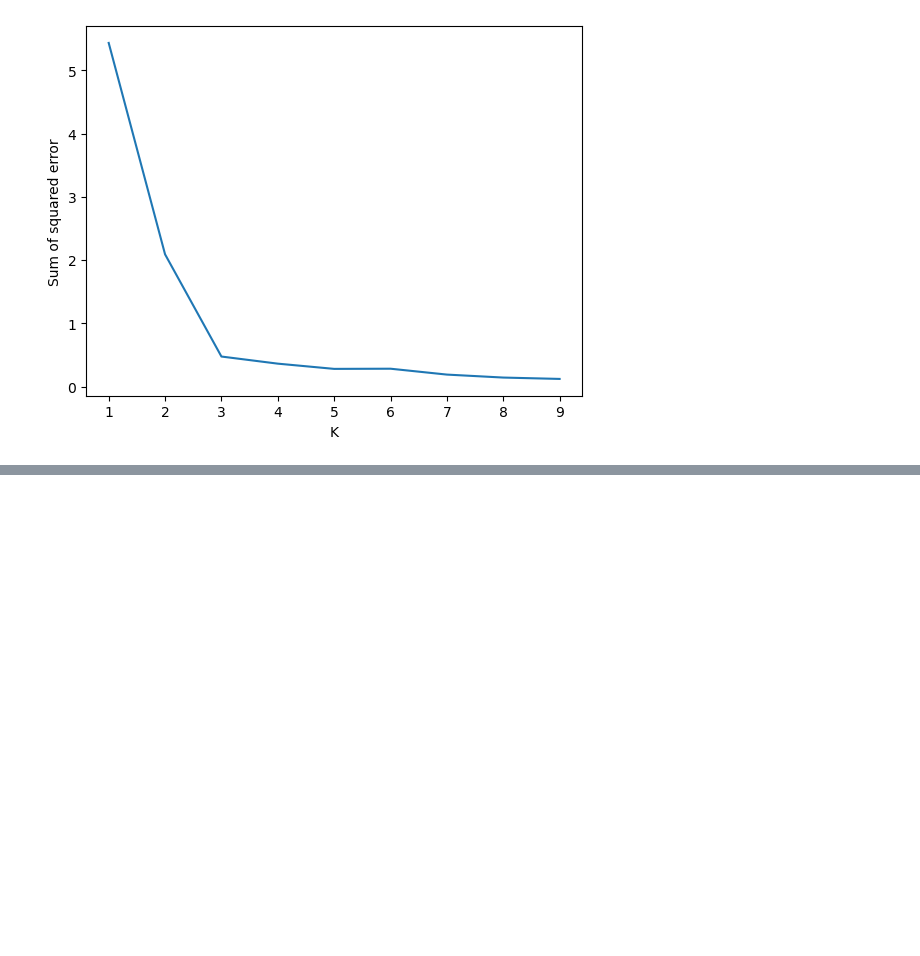
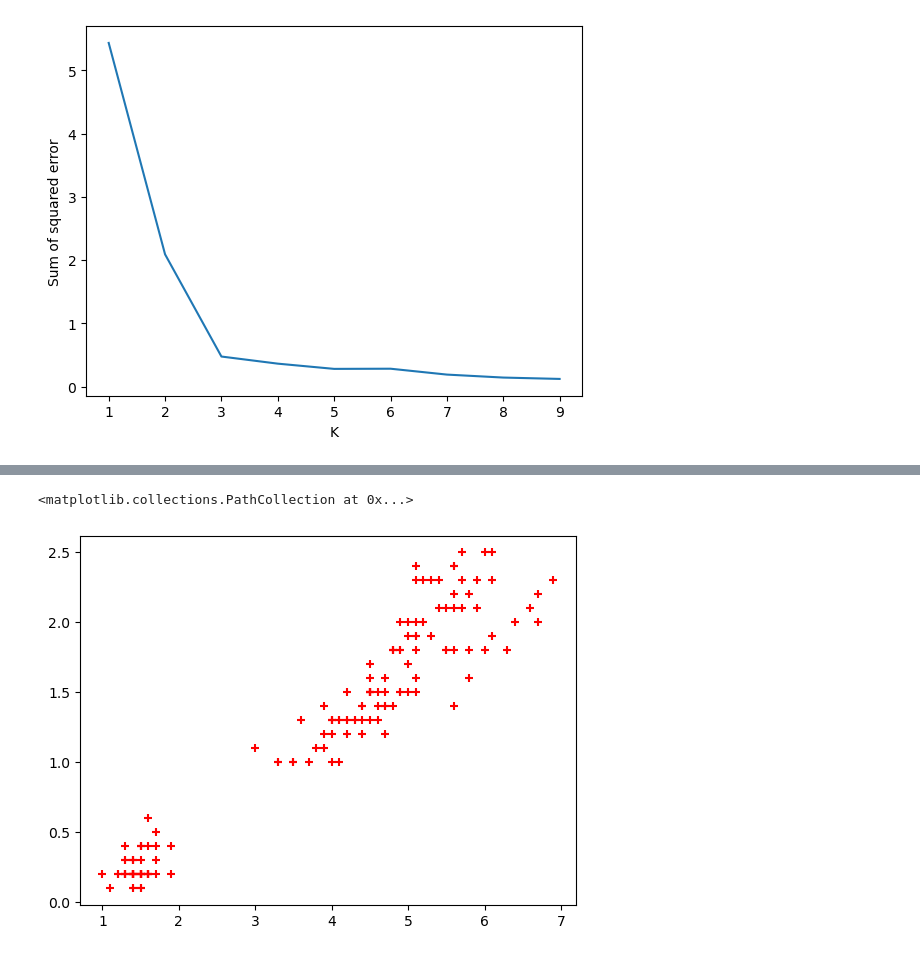
Before and after one commit to avikaushik282/ML, a Jupyter notebook: K-means_clustering.ipynb, the cells around one changed output, grey strips where cells are left out. Cells and saved outputs as stored; diff of their text form; code cells hidden in the pictures; blank space fills up the shorter version.

```diff
--- a/K-means_clustering.ipynb
+++ b/K-means_clustering.ipynb
@@ -170,0 +209,3 @@ load_iris = load_iris()
+# %%
+iris_data = pd.DataFrame(load_iris.data[:,2:],columns=load_iris.feature_names[2:])
+iris_data
@@ -170,0 +226,5 @@ load_iris = load_iris()
+# %%
+plt.scatter(iris_data['petal length (cm)'],iris_data['petal width (cm)'],marker = '+',color='red')
+# %% [output]
+<matplotlib.collections.PathCollection at 0x...>
+[figure, added]
```
Also changed, not shown: parts of 18 cells of this notebook.
